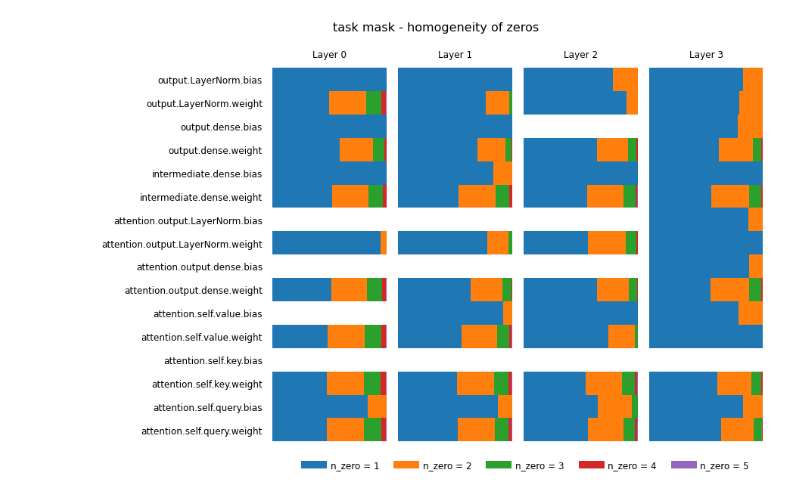
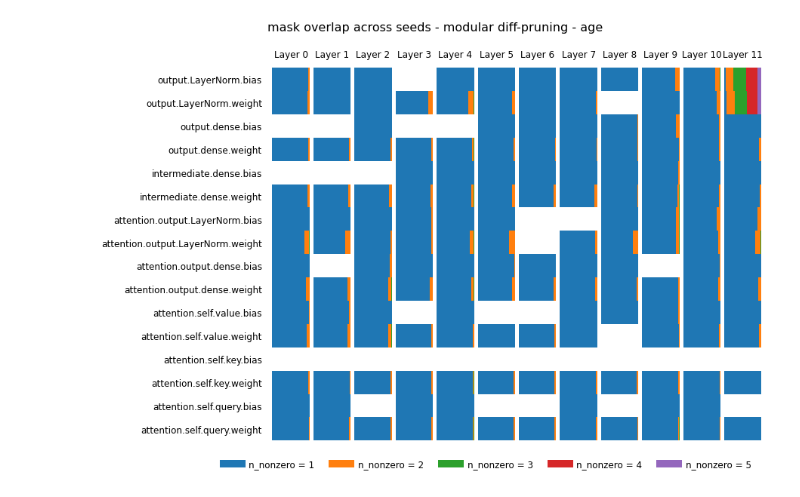
Before and after one commit to sirluk/sparse_transformers, a Jupyter notebook: analysis/analyze_homogeneity.ipynb, the cells around one changed output. Cells and saved outputs as stored; diff of their text form; code cells hidden in the pictures.

```diff
--- a/analysis/analyze_homogeneity.ipynb
+++ b/analysis/analyze_homogeneity.ipynb
@@ -59,4 +66,4 @@ Some weights of the model checkpoint at google/bert_uncased_L-4_H-256_A-4 were n
 # %%
-parameter_sizes = {k:v[0].numel() for k,v in d.items()}
+parameter_sizes = {k:v.numel() for k,v in diff_weights[0].items()}
 parameter_sizes_emb = {k:v for k,v in parameter_sizes.items() if k[:9] == "embedding"}
 parameter_sizes_layer = {k[16:]:v for k,v in parameter_sizes.items() if k[:15] == "encoder.layer.0"}
@@ -83,0 +70,11 @@ parameter_sizes_sorted
+# %%
+d = {}
+for k,v in {**parameter_sizes_emb, **parameter_sizes_layer}.items():
+    k_ = ".".join(k.split(".")[:-1])
+    try:
+        d[k_] += v
+    except KeyError:
+        d[k_] = v
+
+parameter_sizes_sorted = dict(sorted(d.items(), key=lambda item: item[1], reverse=True))
+parameter_sizes_sorted
@@ -84,45 +94,52 @@ parameter_sizes_sorted
 # %%
 def analyse_fn(t):
     t_ = t.sum(0)
-    total = (t_>0).sum()
-    return [((t_==val).sum()/total).item() for val in range(1,6)]
+    total = t_.bool().sum()
+    cnts = t_.view(-1).bincount(minlength=t.shape[0]+1) / total
+    return cnts[1:].nan_to_num().tolist()
 
-shares_dict = {k:[analyse_fn(x) for x in v] for k,v in d.items() if k[:6]!="pooler"}
+shares_dicts = [{k:analyse_fn(v) for k,v in dw.items()} for dw in diff_weights]
 # %%
-for mask_idx, mask_name in enumerate(["task mask", "bias mitigation mask"]):
+title = f"mask overlap across seeds - {model_cat} diff-pruning - {prot_attr}"
+filename = f"mask_overlap_{model_cat}_{prot_attr}.png"
 
-    shares_dict_layer_x = {k:v[mask_idx] for k,v in shares_dict.items() if k[:14]=="encoder.layer."}
+title_fontsize = 16
+text_fontsize = 12
+shares_dict = shares_dicts[par_idx]
 
-    y_coord = np.arange(len(shares_dict_layer_x) // 4)
-    colors = ["tab:blue", "tab:orange", "tab:green", "tab:red", "tab:purple"]
+shares_dict_layer_x = {k:v for k,v in shares_dict.items() if k[:14]=="encoder.layer."}
+n_layers = max([int(k.split(".")[2]) for k in shares_dict_layer_x]) + 1
 
-    title_fontsize = 16
-    text_fontsize = 12
-    fig, axs = plt.subplots(1,4, figsize=(15, 10))
-    for layer_idx, ax in enumerate(axs):
-        d = {k[16:]:v for k,v in shares_dict_layer_x.items() if int(k[14])==layer_idx}
+y_coord = np.arange(len(shares_dict_layer_x) // n_layers)
+colors = ["tab:blue", "tab:orange", "tab:green", "tab:red", "tab:purple"]
 
-        start = 0
-        for i in range(5):
-            v = [x[i] for x in d.values()]
-            v = np.nan_to_num(np.array(v))
-            ax.barh(y_coord, v, height=1, left=start, color=colors[i])
-            if layer_idx==0:
-                ax.set_yticks(y_coord, d.keys(), fontsize=text_fontsize)
-                ax.tick_params(axis="y", left=False, pad=10)
-            else:
-                ax.set_yticks([])
-            ax.set_xticks([])
-            ax.set_title(f"Layer {layer_idx}", fontsize=text_fontsize, y=.97)
-            start += v
-    sns.despine(left=True, bottom=True, right=True)
+fig, axs = plt.subplots(1, n_layers, figsize=(15, 10))
+for layer_idx, ax in enumerate(axs):
+    d = {".".join(k.split(".")[3:]):v for k,v in shares_dict_layer_x.items() if int(k.split(".")[2])==layer_idx}
 
-    custom_lines = [Line2D([0], [0], color=c, lw=10) for c in colors]
-    plt.legend(custom_lines, [f"n_zero = {i}" for i in range(1,6)], ncol=5, bbox_to_anchor=(0.95, 0.02), frameon=False, fontsize=text_fontsize)
+    start = 0
+    for i in range(5):
+        v = np.array([x[i] for x in d.values()])
+        ax.barh(y_coord, v, height=1, left=start, color=colors[i])
+        start += v
 
-    plt.suptitle(f"{mask_name} - homogeneity of zeros", y=.93, fontsize=title_fontsize)
-    plt.subplots_adjust(left=0.3, wspace=0.1)
-    plt.savefig(os.path.join(output_folder, f"{mask_name.replace(' ', '_')}_homogeneity.png"))
-    plt.show()
+    if layer_idx==0:
+        ax.set_yticks(y_coord, d.keys(), fontsize=text_fontsize)
+        ax.tick_params(axis="y", left=False, pad=10)
+    else:
+        ax.set_yticks([])
+    ax.set_xticks([])
+
+    ax.set_title(f"Layer {layer_idx}", fontsize=text_fontsize, y=.97)
+sns.despine(left=True, bottom=True, right=True)
+
+custom_lines = [Line2D([0], [0], color=c, lw=10) for c in colors]
+plt.legend(custom_lines, [f"n_nonzero = {i}" for i in range(1,6)], ncol=5, bbox_to_anchor=(0.95, 0.02), frameon=False, fontsize=text_fontsize)
+
+plt.suptitle(title, y=.93, fontsize=title_fontsize)
+plt.subplots_adjust(left=0.3, wspace=0.1)
+if savefigs:
+    plt.savefig(os.path.join(output_folder, filename))
+plt.show()
 # %% [output]
-[figure, old version]
+[figure, new version]
```
Also changed, not shown: parts of 15 cells of this notebook, 4 other files.
